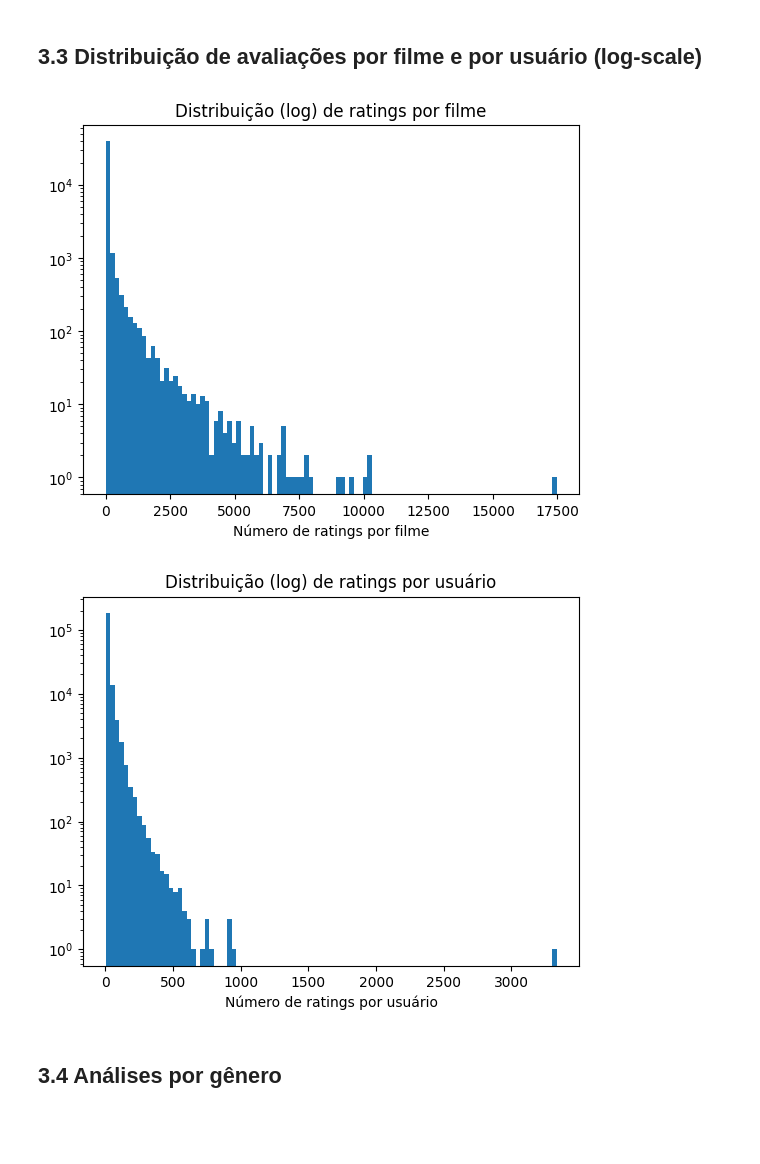
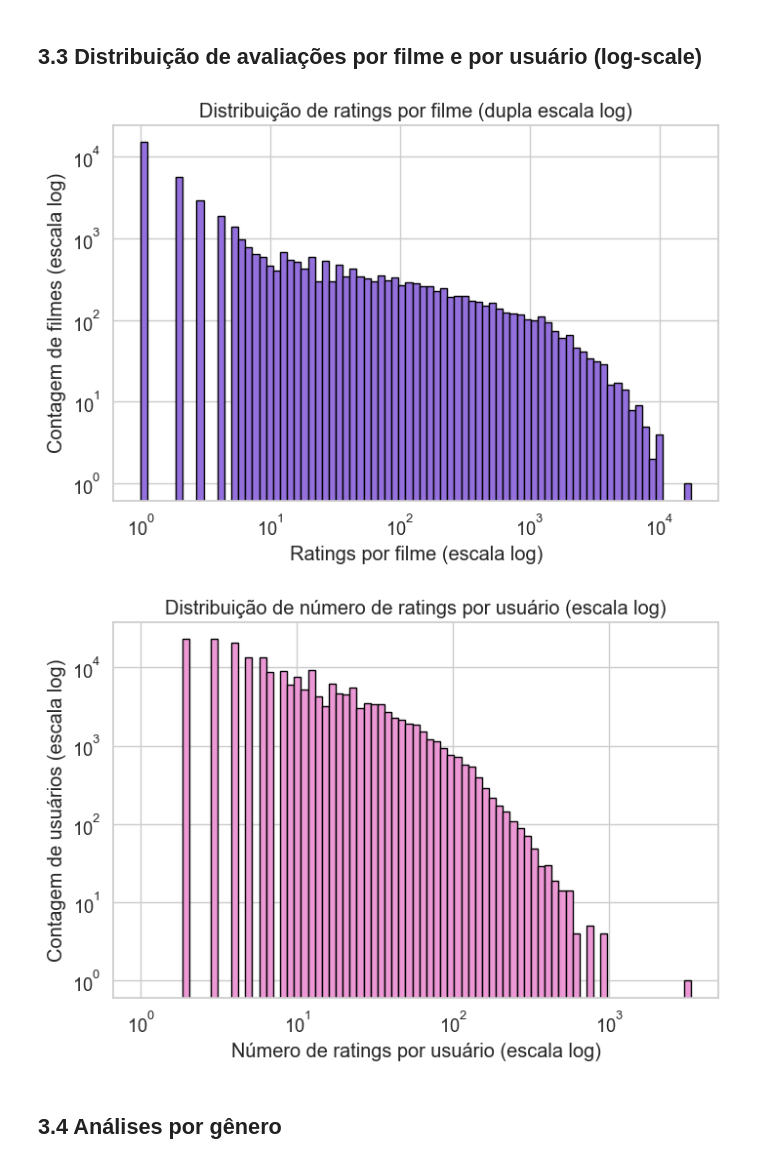
Before and after one commit to Enzooliveira29/AtividadeCD, a Jupyter notebook: notebooks/Trabalho2.ipynb, the cells around one changed output. Cells and saved outputs as stored; diff of their text form; code cells hidden in the pictures; blank space fills up the shorter version.

```diff
--- a/notebooks/Trabalho2.ipynb
+++ b/notebooks/Trabalho2.ipynb
@@ -342,20 +352,37 @@ plt.show()
 # %% [markdown]
 ## 3.3 Distribuição de avaliações por filme e por usuário (log-scale)
 # %%
-plt.figure()
-plt.hist(movie_stats['movie_rating_count'].clip(1), bins=100, log=True)
-plt.xlabel('Número de ratings por filme')
-plt.title('Distribuição (log) de ratings por filme')
+plt.figure(figsize=(8,5))
+
+plt.hist(movie_stats['movie_rating_count'].clip(1),
+         bins=np.logspace(0, np.log10(movie_stats['movie_rating_count'].max()), 80),
+         color="mediumpurple", edgecolor='black')
+
+plt.xscale('log')
+plt.yscale('log')
+plt.xlabel('Ratings por filme (escala log)')
+plt.ylabel('Contagem de filmes (escala log)')
+plt.title('Distribuição de ratings por filme (dupla escala log)')
 plt.show()
 
-plt.figure()
-plt.hist(user_stats['user_rating_count'].clip(1), bins=100, log=True)
-plt.xlabel('Número de ratings por usuário')
-plt.title('Distribuição (log) de ratings por usuário')
+plt.figure(figsize=(8,5))
+
+plt.hist(
+    user_stats['user_rating_count'].clip(1),
+    bins=np.logspace(0, np.log10(user_stats['user_rating_count'].max()), 80),
+    edgecolor='black',
+    color="#eb98d5"
+)
+
+plt.xscale('log')
+plt.yscale('log')
+plt.xlabel('Número de ratings por usuário (escala log)')
+plt.ylabel('Contagem de usuários (escala log)')
+plt.title('Distribuição de número de ratings por usuário (escala log)')
 plt.show()
 # %% [output]
-[figure, old version]
+[figure, new version]
-[figure, old version]
+[figure, new version]
 # %% [markdown]
 ## 3.4 Análises por gênero
 # %% [markdown]
```
Also changed, not shown: parts of 55 cells of this notebook.
